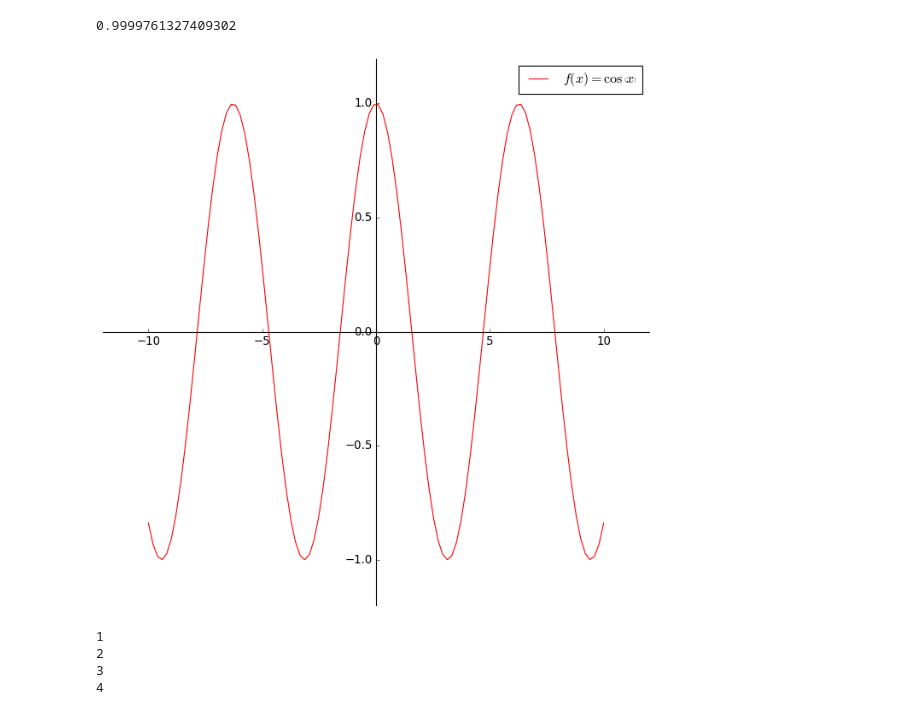
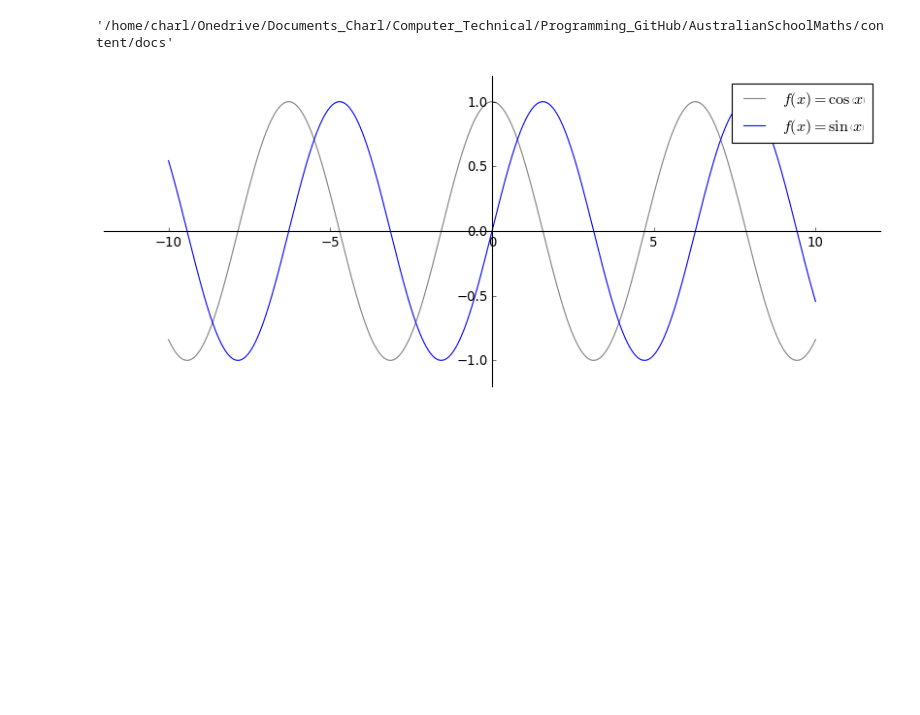
Before and after one commit to charl-potgieter/AustralianSchoolMaths, a Jupyter notebook: WebsiteCreator/caller.ipynb, the cells around one changed output. Cells and saved outputs as stored; diff of their text form; code cells hidden in the pictures; blank space fills up the shorter version.

Commit message:
graphs wip 7

```diff
--- a/WebsiteCreator/caller.ipynb
+++ b/WebsiteCreator/caller.ipynb
@@ -4,38 +6,36 @@ import sympy as sp
-# %%
-x = sp.symbols('x')
-my_data=  PlotData()
-
-my_data.domain.min = -10
-my_data.domain.max = 10
-my_data.expression = sp.cos(x)
-
-my_data.range.max
-# %% [output]
-0.9999761327409302
-# %%
-my_graph = Figure()
-
-x = sp.symbols('x')
-my_graph.axes.data.domain.min = -10
-my_graph.axes.data.domain.max = 10
-my_graph.axes.data.number_of_points = 100
-my_graph.axes.data.expression = 3*x**2+sp.Rational(5,3)*x +3
-my_graph.axes.data.expression = sp.cos(x)
-
-my_graph._dimensions.height = 8
-my_graph._dimensions.width = 8
-
-my_graph.axes.display_buffer = 0.1
-my_graph.render()
-# %% [output]
-[figure, removed]
-# %%
-l = [1,2,3,4]
-
-for item in l:
-    print (item)
-# %% [output]
-1
-2
-3
-4
+# %%
+docs_dir = DataSource().docs_directory
+docs_dir
+# %% [output]
+'/home/charl/Onedrive/Documents_Charl/Computer_Technical/Programming_GitHub/AustralianSchoolMaths/content/docs'
+# %%
+
+my_graph = Figure()
+x = sp.symbols('x')
+
+docs_dir = DataSource().docs_directory
+
+cos_data=  DataSeries()
+cos_data.domain.min = -10
+cos_data.domain.max = 10
+cos_data.expression = sp.cos(x)
+cos_data.style.colour = 'grey'
+my_graph.axes.add_plot_data(cos_data)
+
+sin_data=  DataSeries()
+sin_data.domain.min = -10
+sin_data.domain.max = 10
+sin_data.expression = sp.sin(x)
+sin_data.style.colour = 'blue'
+my_graph.axes.add_plot_data(sin_data)
+
+my_graph._dimensions.height = 4
+my_graph._dimensions.width = 10
+
+my_graph.axes.display_buffer = 0.1
+# my_graph.render()
+
+fname = docs_dir + os.path.sep + 'testfile.jpg'
+my_graph.save(fname)
+# %% [output]
+[figure, added]
```
Also changed, not shown: parts of 1 cell of this notebook, 59 other files.
